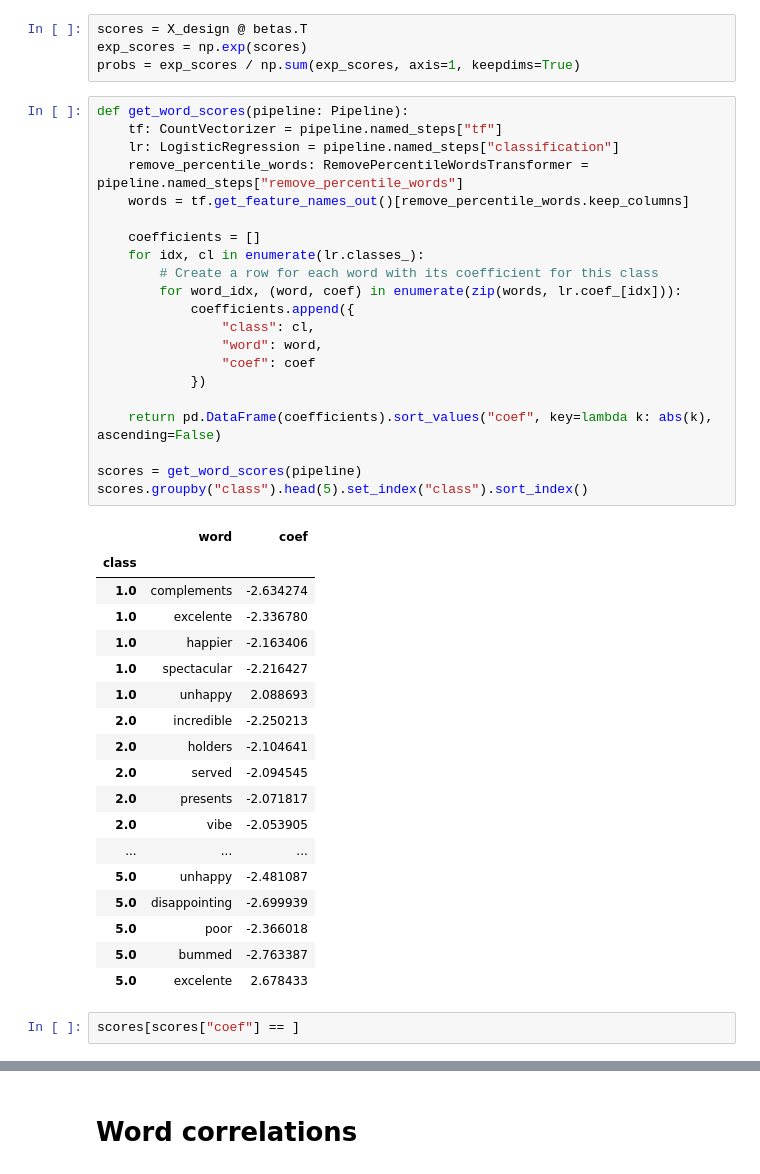
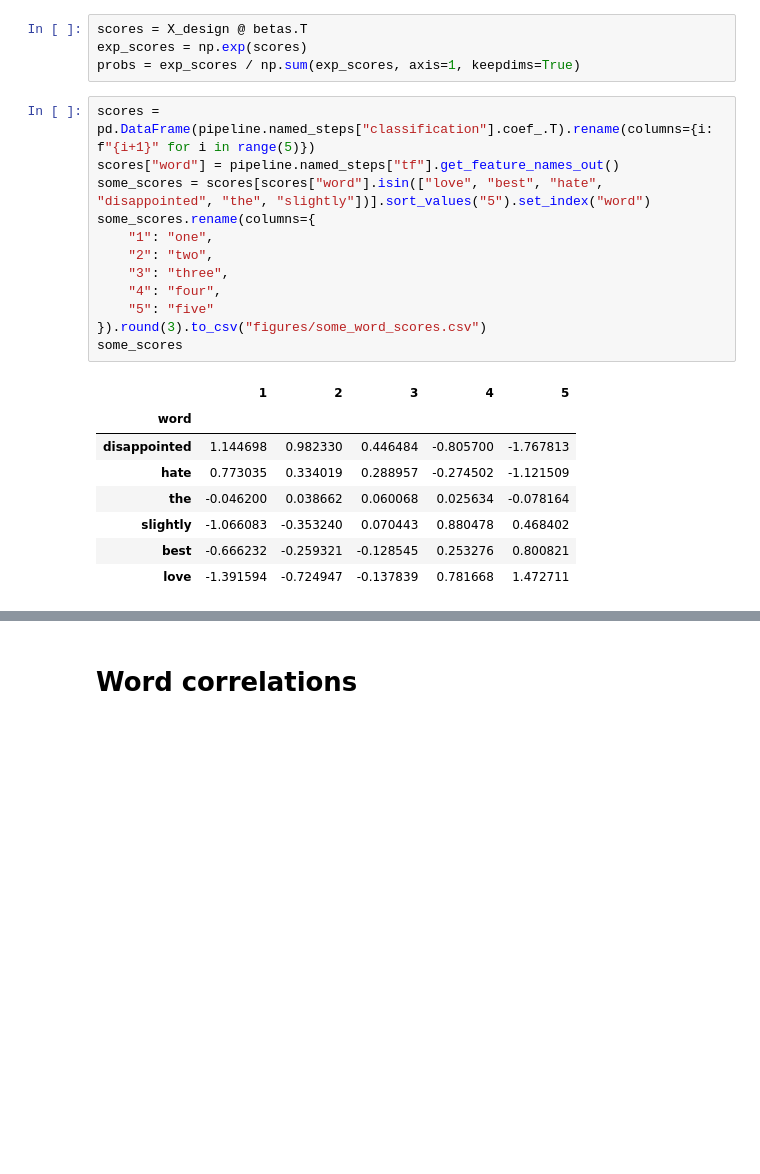
Before and after one commit to jacquesamsel/stats-318-project, a Jupyter notebook: analysis.ipynb, the cells around one changed output, grey strips where cells are left out. Drawn from its saved outputs; the diff is of its cells as text; blank space fills up the shorter version.

```diff
--- a/analysis.ipynb
+++ b/analysis.ipynb
@@ -341,45 +488,24 @@ X_design = scipy.sparse.hstack([csr_matrix(np.ones((tf_matrix.shape[0], 1))), tf
 scores = X_design @ betas.T
 exp_scores = np.exp(scores)
 probs = exp_scores / np.sum(exp_scores, axis=1, keepdims=True)
-# %%
-def get_word_scores(pipeline: Pipeline):
-    tf: CountVectorizer = pipeline.named_steps["tf"]
-    lr: LogisticRegression = pipeline.named_steps["classification"]
-    remove_percentile_words: RemovePercentileWordsTransformer = pipeline.named_steps["remove_percentile_words"]
-    words = tf.get_feature_names_out()[remove_percentile_words.keep_columns]
-
-    coefficients = []
-    for idx, cl in enumerate(lr.classes_):
-        # Create a row for each word with its coefficient for this class
-        for word_idx, (word, coef) in enumerate(zip(words, lr.coef_[idx])):
-            coefficients.append({
-                "class": cl,
-                "word": word,
-                "coef": coef
-            })
-
-    return pd.DataFrame(coefficients).sort_values("coef", key=lambda k: abs(k), ascending=False)
-
-scores = get_word_scores(pipeline)
-scores.groupby("class").head(5).set_index("class").sort_index()
-# %% [output]
-|  | word | coef |
-| class |  |  |
-| 1.0 | complements | -2.634274 |
-| 1.0 | excelente | -2.336780 |
-| 1.0 | happier | -2.163406 |
-| 1.0 | spectacular | -2.216427 |
-| 1.0 | unhappy | 2.088693 |
-| 2.0 | incredible | -2.250213 |
-| 2.0 | holders | -2.104641 |
-| 2.0 | served | -2.094545 |
-| 2.0 | presents | -2.071817 |
-| 2.0 | vibe | -2.053905 |
-| ... | ... | ... |
-| 5.0 | unhappy | -2.481087 |
-| 5.0 | disappointing | -2.699939 |
-| 5.0 | poor | -2.366018 |
-| 5.0 | bummed | -2.763387 |
-| 5.0 | excelente | 2.678433 |
-# %%
-scores[scores["coef"] == ]
+# %%
+scores = pd.DataFrame(pipeline.named_steps["classification"].coef_.T).rename(columns={i: f"{i+1}" for i in range(5)})
+scores["word"] = pipeline.named_steps["tf"].get_feature_names_out()
+some_scores = scores[scores["word"].isin(["love", "best", "hate", "disappointed", "the", "slightly"])].sort_values("5").set_index("word")
+some_scores.rename(columns={
+    "1": "one",
+    "2": "two",
+    "3": "three",
+    "4": "four",
+    "5": "five"
+}).round(3).to_csv("figures/some_word_scores.csv")
+some_scores
+# %% [output]
+|  | 1 | 2 | 3 | 4 | 5 |
+| word |  |  |  |  |  |
+| disappointed | 1.144698 | 0.982330 | 0.446484 | -0.805700 | -1.767813 |
+| hate | 0.773035 | 0.334019 | 0.288957 | -0.274502 | -1.121509 |
+| the | -0.046200 | 0.038662 | 0.060068 | 0.025634 | -0.078164 |
+| slightly | -1.066083 | -0.353240 | 0.070443 | 0.880478 | 0.468402 |
+| best | -0.666232 | -0.259321 | -0.128545 | 0.253276 | 0.800821 |
+| love | -1.391594 | -0.724947 | -0.137839 | 0.781668 | 1.472711 |
```
Also changed, not shown: parts of 22 cells of this notebook.
